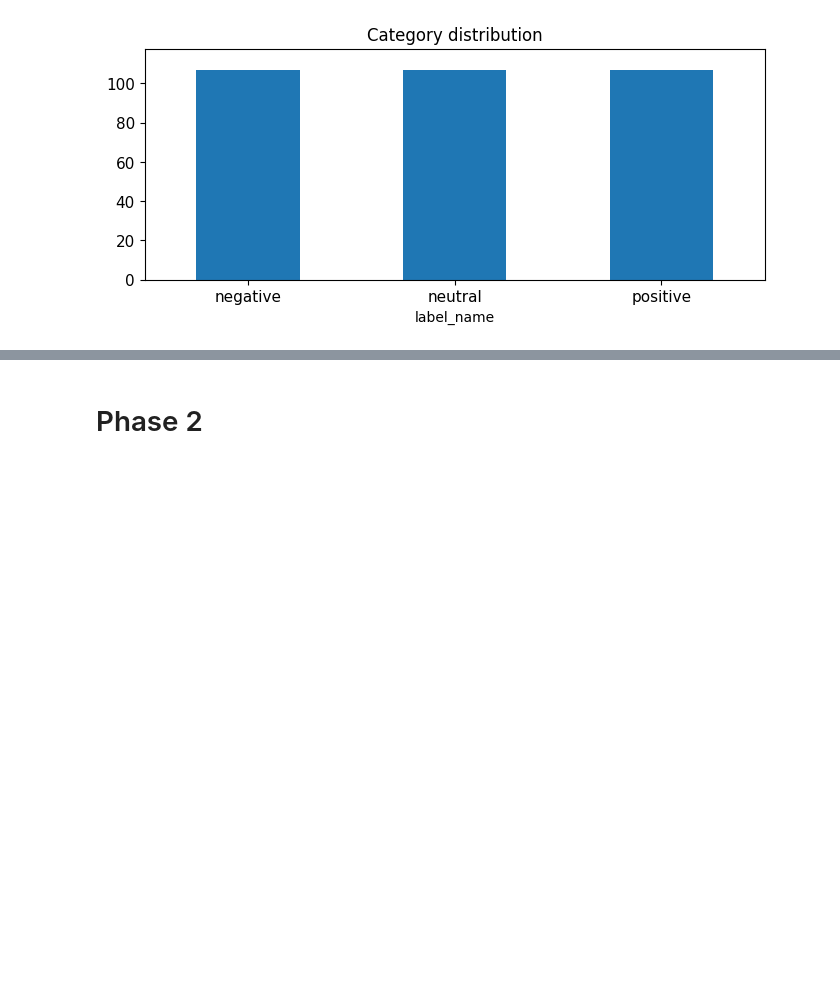
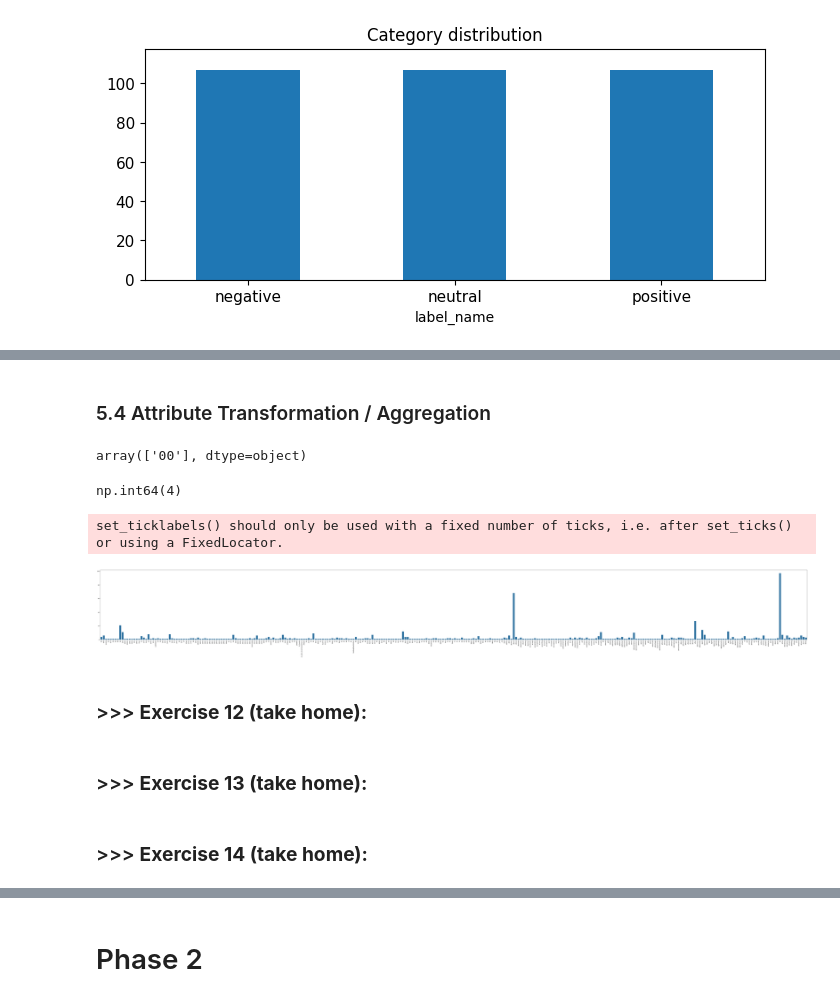
Before and after one commit to CedricCVT/DM2025-Lab1-Exercise, a Jupyter notebook: DM2025-Lab1-Homework.ipynb, the cells around one changed output, grey strips where cells are left out. Drawn from its saved outputs; the diff is of its cells as text; code cells hidden in the pictures; blank space fills up the shorter version.

```diff
--- a/DM2025-Lab1-Homework.ipynb
+++ b/DM2025-Lab1-Homework.ipynb
@@ -193,0 +349,2 @@ Name: count, dtype: int64
+# %% [markdown]
+### 5.4 Attribute Transformation / Aggregation
@@ -193,0 +355,22 @@ Name: count, dtype: int64
+# %%
+term_frequencies = np.asarray(df_counts.sum(axis=0))[0]
+# %%
+# lets check the first value
+count_vect.get_feature_names_out()[0:1]
+# %% [output]
+array(['00'], dtype=object)
+# %%
+term_frequencies[0] #sum of first term: 00
+#    =4
+# %% [output]
+np.int64(4)
+# %%
+plt.subplots(figsize=(100, 10))
+g = sns.barplot(x=count_vect.get_feature_names_out()[:300],
+            y=term_frequencies[:300])
+g.set_xticklabels(count_vect.get_feature_names_out()[:300], rotation = 90);
+# %% [output]
+set_ticklabels() should only be used with a fixed number of ticks, i.e. after set_ticks() or using a FixedLocator.
+[figure, added]
+# %% [markdown]
+### >>> **Exercise 12 (take home):**
@@ -193,0 +393,2 @@ Name: count, dtype: int64
+# %% [markdown]
+### >>> **Exercise 13 (take home):**
@@ -193,0 +408,2 @@ Name: count, dtype: int64
+# %% [markdown]
+### >>> **Exercise 14 (take home):**
```
Also changed, not shown: parts of 21 cells of this notebook, 1 other file.
